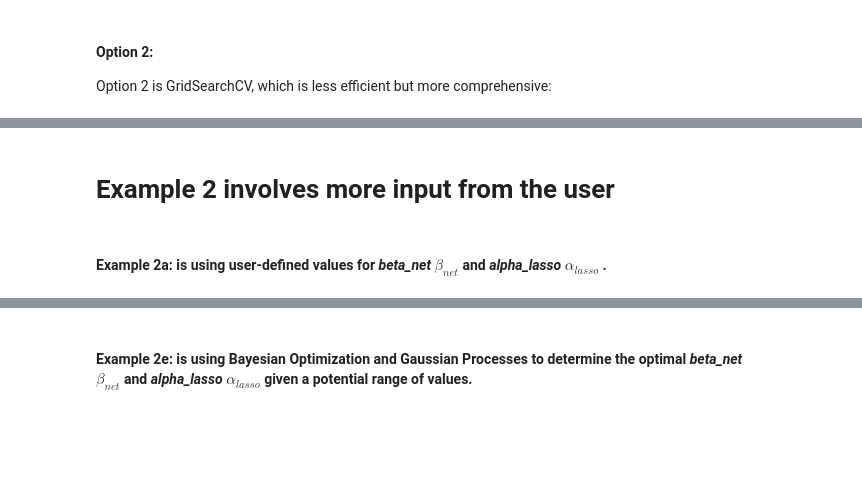
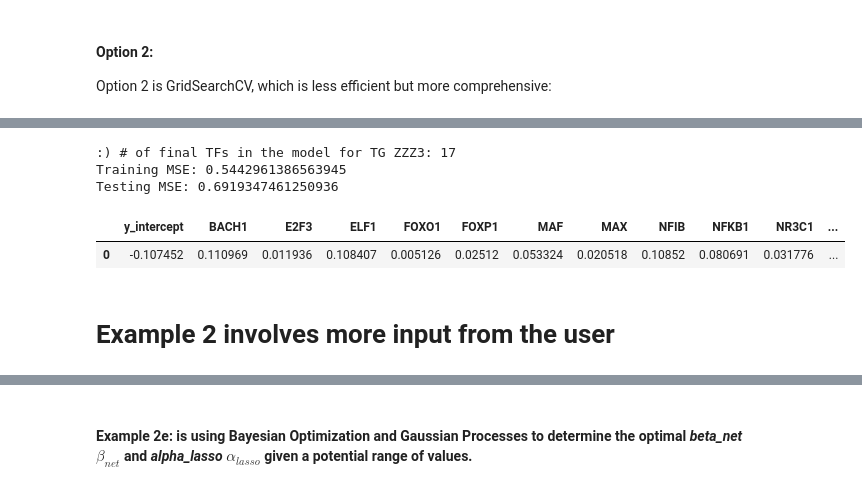
Before and after one commit to SaniyaKhullar/NetREm, a Jupyter notebook: user_guide/NetREm Myelinating Schwann Cells Example Demo.ipynb, the cells around one changed output, grey strips where cells are left out. Drawn from its saved outputs; the diff is of its cells as text; code cells hidden in the pictures; blank space fills up the shorter version.

```diff
--- a/user_guide/NetREm Myelinating Schwann Cells Example Demo.ipynb
+++ b/user_guide/NetREm Myelinating Schwann Cells Example Demo.ipynb
@@ -674,4 +688,17 @@ netCV_ex3.model_nonzero_coef_df # the final # of non-zero predictors. 1 column i
+# %%
+print(f":) # of final TFs in the model for TG {tg}: {bayesian_net_model.num_final_predictors}")
+mse_train = bayesian_net_model.test_mse(X_train, y_train)
+mse_test = bayesian_net_model.test_mse(X_test, y_test)
+print(f"Training MSE: {mse_train}")
+print(f"Testing MSE: {mse_test}")
+# %% [output]
+:) # of final TFs in the model for TG ZZZ3: 17
+Training MSE: 0.5442961386563945
+Testing MSE: 0.6919347461250936
+# %%
+bayesian_net_model.model_nonzero_coef_df # the final # of non-zero predictors. 1 column is added due to y_intercept term.
+# %% [output]
+|  | y_intercept | BACH1 | E2F3 | ELF1 | FOXO1 | FOXP1 | MAF | MAX | NFIB | NFKB1 | NR3C1 | ... |
+| 0 | -0.107452 | 0.110969 | 0.011936 | 0.108407 | 0.005126 | 0.02512 | 0.053324 | 0.020518 | 0.10852 | 0.080691 | 0.031776 | ... |
 # %% [markdown]
 # Example 2 involves more input from the user
-# %% [markdown]
-#### Example 2a: is using user-defined values for  *beta_net* $\beta_{net}$ and *alpha_lasso* $\alpha_{lasso}$ .
```
Also changed, not shown: parts of 127 cells of this notebook, 1 other file.
